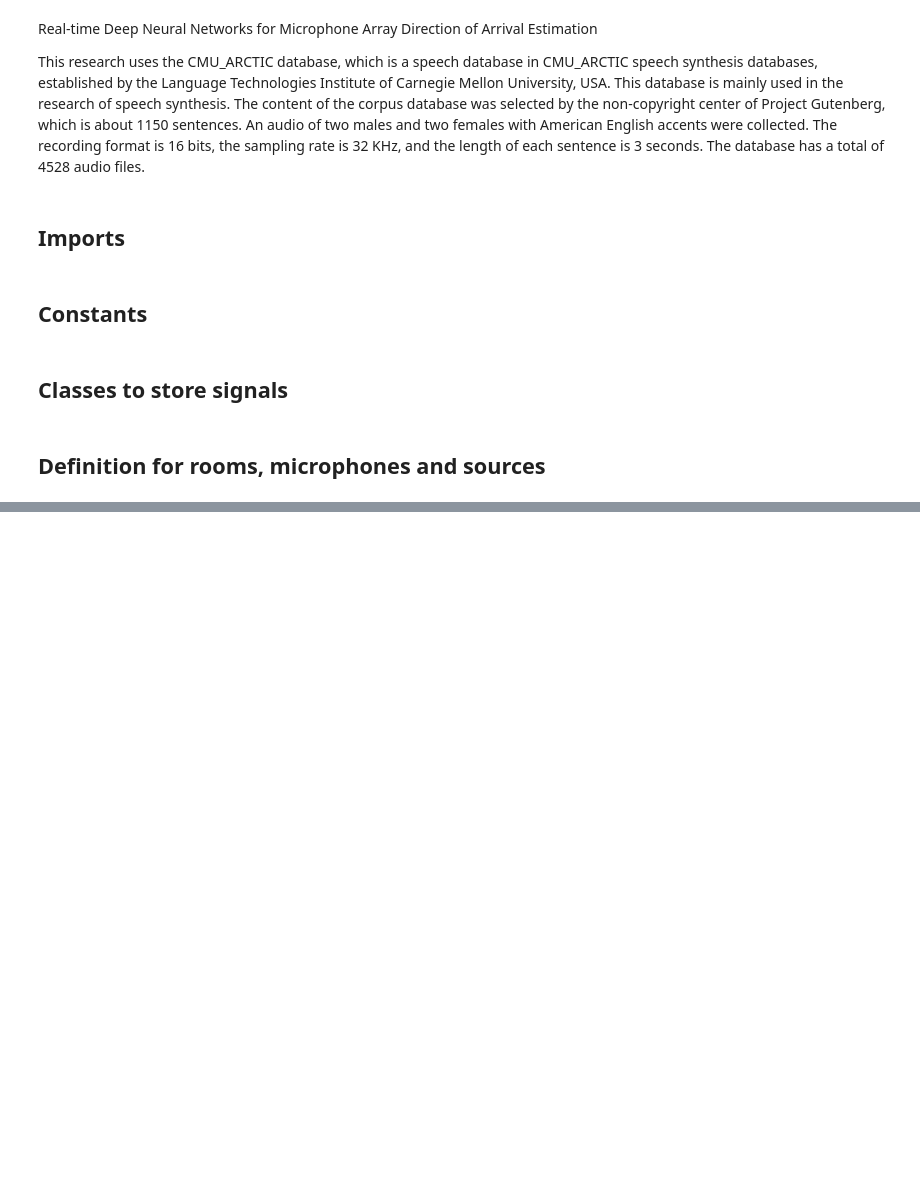
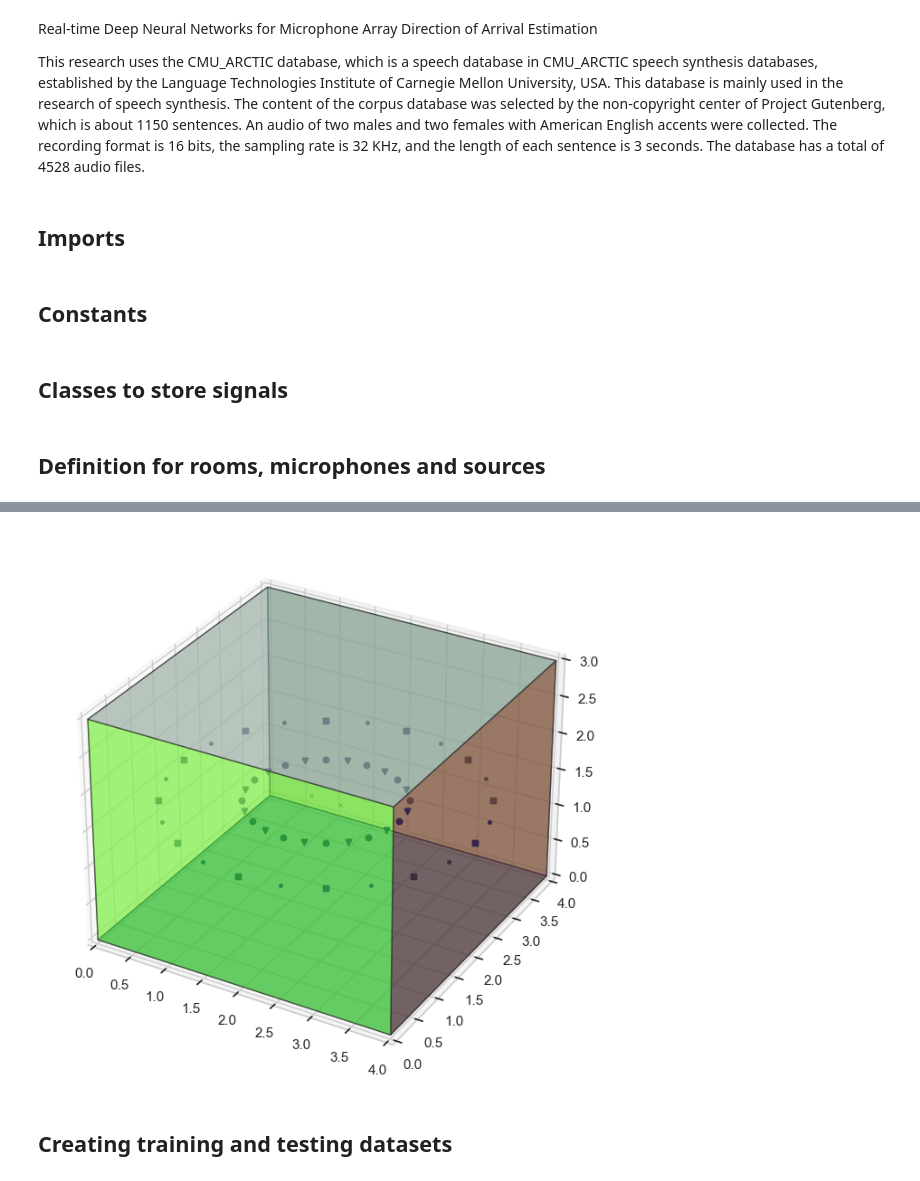
Before and after one commit to AlexandraPosta/sound-localization, a Jupyter notebook: notebooks/Database.ipynb, the cells around one changed output, grey strips where cells are left out. Drawn from its saved outputs; the diff is of its cells as text; code cells hidden in the pictures; blank space fills up the shorter version.

```diff
--- a/notebooks/Database.ipynb
+++ b/notebooks/Database.ipynb
@@ -160,0 +226,26 @@ for room_dim in rooms_dim:
+# %%
+room_dim = ROOMS['small']
+
+room = create_simulation_room(room_dim, mic_pos=room_dim / 2)
+sources = create_sound_sources(room_dim, resolution=15)
+
+def plot_room(room, sources):
+    fs, audio = wavfile.read("C:\\Users\\Alex\\source\\repos\\Data\\Sound\\arctic_a0010.wav")
+
+    # Add every single source to the room
+    for angle, sources in sources.items():
+        for _, _, source in sources:
+            room.add_source(source, signal=audio, delay=0.5)
+
+    # Plot the room
+    fig, ax = room.plot()
+    fig.set_size_inches(6, 6)
+    ax.set_xlim([0, room_dim[0]])
+    ax.set_ylim([0, room_dim[1]])
+    ax.set_zlim([0, room_dim[2]])
+
+plot_room(room, sources)
+# %% [output]
+[figure, added]
+# %% [markdown]
+## Creating training and testing datasets
```
Also changed, not shown: parts of 15 cells of this notebook, 6 other files.
